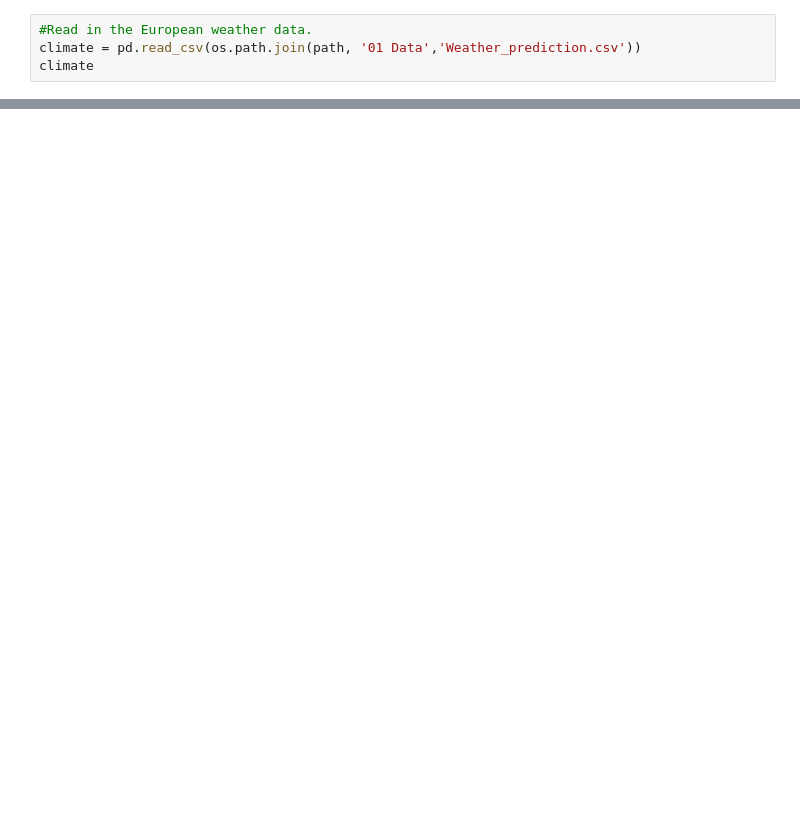
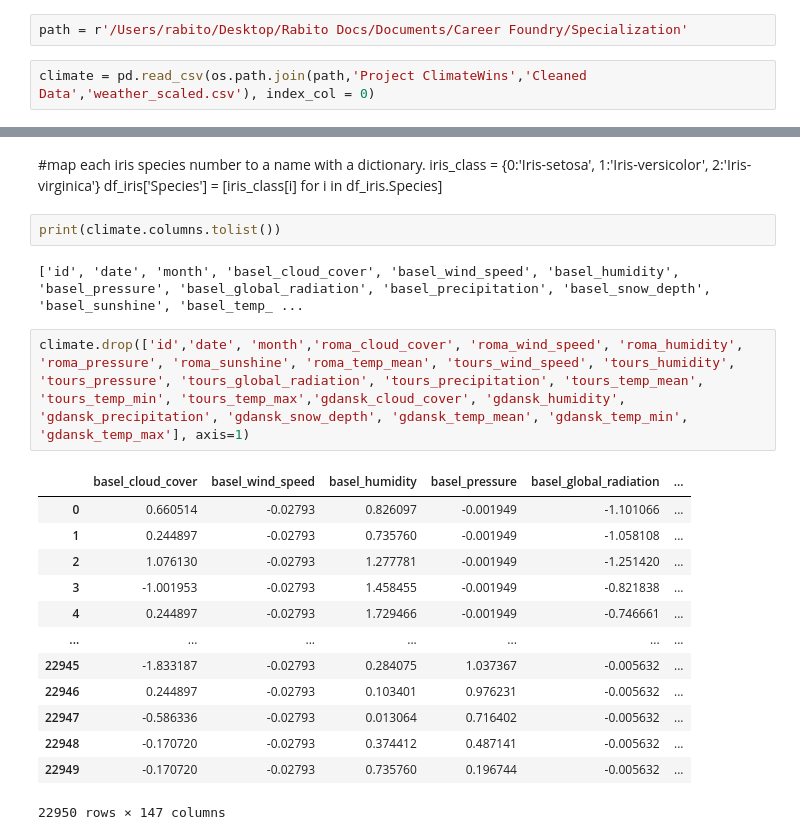
Before and after one commit to GregRabito/python_showcase-2-, a Jupyter notebook: Decision Tree.ipynb, the cells around one changed output, grey strips where cells are left out. Saved outputs shown, nothing was run; the diff lists cells and outputs as text; blank space fills up the shorter version.

```diff
--- a/Decision Tree.ipynb
+++ b/Decision Tree.ipynb
@@ -19,4 +20,4 @@ path = r'C:\Users\Hiroshi\Documents\06-2024 ClimateWins'
+# %%
+path = r'/Users/rabito/Desktop/Rabito Docs/Documents/Career Foundry/Specialization'
 # %%
-#Read in the European weather data.
-climate = pd.read_csv(os.path.join(path, '01 Data','Weather_prediction.csv'))
-climate
+climate = pd.read_csv(os.path.join(path,'Project ClimateWins','Cleaned Data','weather_scaled.csv'), index_col = 0)
@@ -75,0 +42,24 @@ y = pleasantweather.drop(['DATE'], axis=1)
+# %% [markdown]
+#map each iris species number to a name with a dictionary.
+iris_class = {0:'Iris-setosa', 1:'Iris-versicolor', 2:'Iris-virginica'}
+df_iris['Species'] = [iris_class[i] for i in df_iris.Species]
+# %%
+print(climate.columns.tolist())
+# %% [output]
+['id', 'date', 'month', 'basel_cloud_cover', 'basel_wind_speed', 'basel_humidity', 'basel_pressure', 'basel_global_radiation', 'basel_precipitation', 'basel_snow_depth', 'basel_sunshine', 'basel_temp_ ...
+# %%
+climate.drop(['id','date', 'month','roma_cloud_cover', 'roma_wind_speed', 'roma_humidity', 'roma_pressure', 'roma_sunshine', 'roma_temp_mean', 'tours_wind_speed', 'tours_humidity', 'tours_pressure', 'tours_global_radiation', 'tours_precipitation', 'tours_temp_mean', 'tours_temp_min', 'tours_temp_max','gdansk_cloud_cover', 'gdansk_humidity', 'gdansk_precipitation', 'gdansk_snow_depth', 'gdansk_temp_mean', 'gdansk_temp_min', 'gdansk_temp_max'], axis=1)
+# %% [output]
+|  | basel_cloud_cover | basel_wind_speed | basel_humidity | basel_pressure | basel_global_radiation | ... |
+| 0 | 0.660514 | -0.02793 | 0.826097 | -0.001949 | -1.101066 | ... |
+| 1 | 0.244897 | -0.02793 | 0.735760 | -0.001949 | -1.058108 | ... |
+| 2 | 1.076130 | -0.02793 | 1.277781 | -0.001949 | -1.251420 | ... |
+| 3 | -1.001953 | -0.02793 | 1.458455 | -0.001949 | -0.821838 | ... |
+| 4 | 0.244897 | -0.02793 | 1.729466 | -0.001949 | -0.746661 | ... |
+| ... | ... | ... | ... | ... | ... | ... |
+| 22945 | -1.833187 | -0.02793 | 0.284075 | 1.037367 | -0.005632 | ... |
+| 22946 | 0.244897 | -0.02793 | 0.103401 | 0.976231 | -0.005632 | ... |
+| 22947 | -0.586336 | -0.02793 | 0.013064 | 0.716402 | -0.005632 | ... |
+| 22948 | -0.170720 | -0.02793 | 0.374412 | 0.487141 | -0.005632 | ... |
+| 22949 | -0.170720 | -0.02793 | 0.735760 | 0.196744 | -0.005632 | ... |
+22950 rows × 147 columns
```
Also changed, not shown: parts of 25 cells of this notebook.
